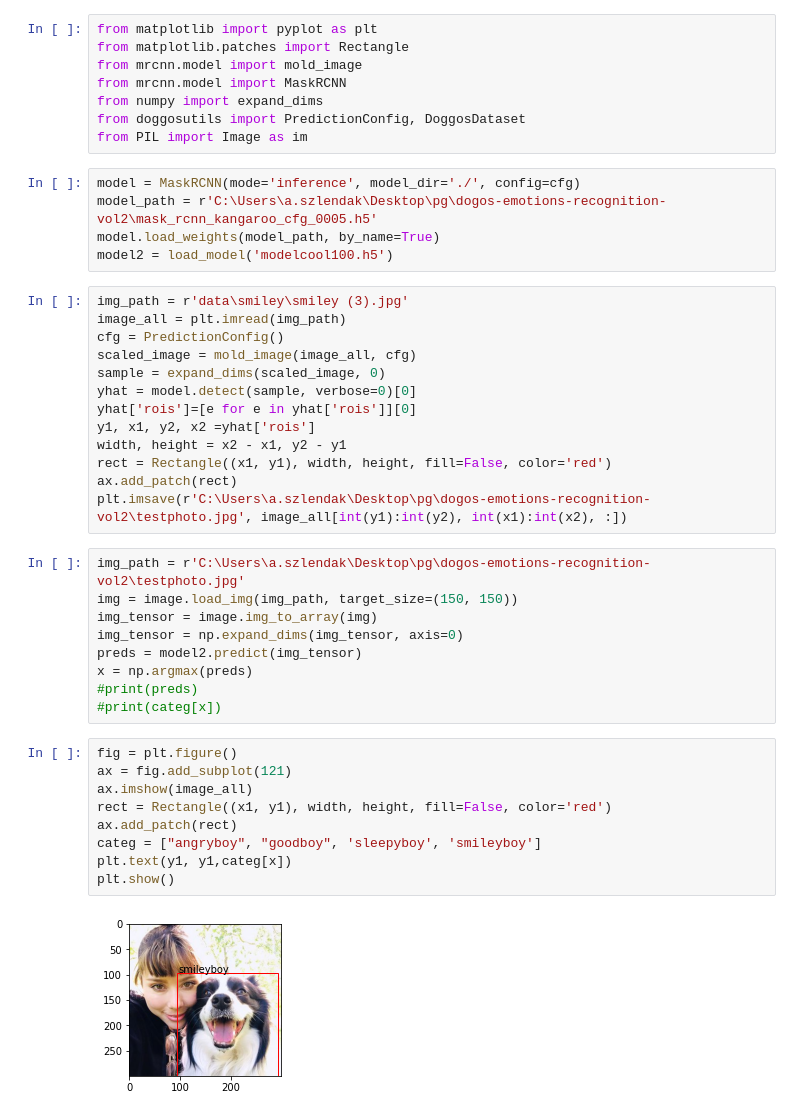
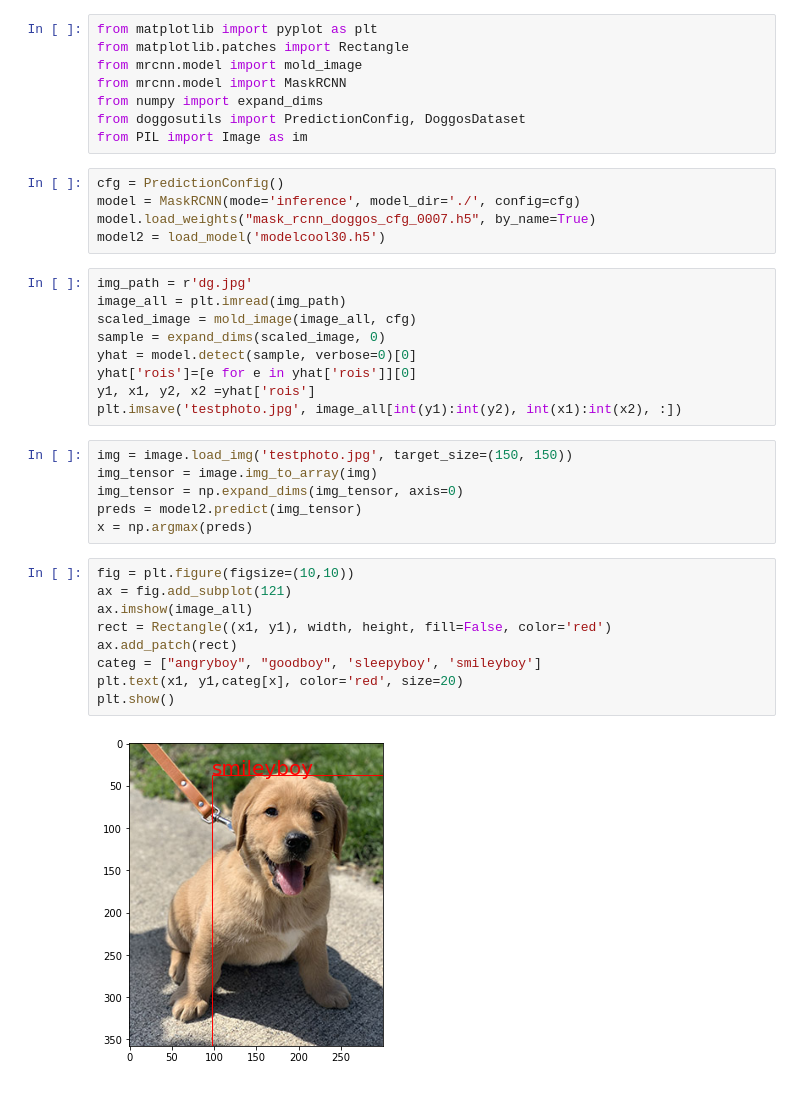
Before and after one commit to stolikparanoik/doggos-emotions-recognition-vol2, a Jupyter notebook: pipeline.ipynb, the cells around one changed output. Cells and saved outputs as stored; diff of their text form.

```diff
--- a/pipeline.ipynb
+++ b/pipeline.ipynb
@@ -12,40 +12,33 @@ from numpy import expand_dims
 from doggosutils import PredictionConfig, DoggosDataset
 from PIL import Image as im
 # %%
+cfg = PredictionConfig()
 model = MaskRCNN(mode='inference', model_dir='./', config=cfg)
-model_path = r'C:\Users\a.szlendak\Desktop\pg\dogos-emotions-recognition-vol2\mask_rcnn_kangaroo_cfg_0005.h5'
-model.load_weights(model_path, by_name=True)
-model2 = load_model('modelcool100.h5')
+model.load_weights("mask_rcnn_doggos_cfg_0007.h5", by_name=True)
+model2 = load_model('modelcool30.h5')
 # %%
-img_path = r'data\smiley\smiley (3).jpg'
+img_path = r'dg.jpg'
 image_all = plt.imread(img_path)
-cfg = PredictionConfig()
 scaled_image = mold_image(image_all, cfg)
 sample = expand_dims(scaled_image, 0)
 yhat = model.detect(sample, verbose=0)[0]
 yhat['rois']=[e for e in yhat['rois']][0]
 y1, x1, y2, x2 =yhat['rois']
-width, height = x2 - x1, y2 - y1
-rect = Rectangle((x1, y1), width, height, fill=False, color='red')
-ax.add_patch(rect)
-plt.imsave(r'C:\Users\a.szlendak\Desktop\pg\dogos-emotions-recognition-vol2\testphoto.jpg', image_all[int(y1):int(y2), int(x1):int(x2), :])
+plt.imsave('testphoto.jpg', image_all[int(y1):int(y2), int(x1):int(x2), :])
 # %%
-img_path = r'C:\Users\a.szlendak\Desktop\pg\dogos-emotions-recognition-vol2\testphoto.jpg'
-img = image.load_img(img_path, target_size=(150, 150))
+img = image.load_img('testphoto.jpg', target_size=(150, 150))
 img_tensor = image.img_to_array(img)
 img_tensor = np.expand_dims(img_tensor, axis=0)
 preds = model2.predict(img_tensor)
 x = np.argmax(preds)
-#print(preds)
-#print(categ[x])
 # %%
-fig = plt.figure()
+fig = plt.figure(figsize=(10,10))
 ax = fig.add_subplot(121)
 ax.imshow(image_all)
 rect = Rectangle((x1, y1), width, height, fill=False, color='red')
 ax.add_patch(rect)
 categ = ["angryboy", "goodboy", 'sleepyboy', 'smileyboy']
-plt.text(y1, y1,categ[x])
+plt.text(x1, y1,categ[x], color='red', size=20)
 plt.show()
 # %% [output]
-[figure, old version]
+[figure, new version]
```
